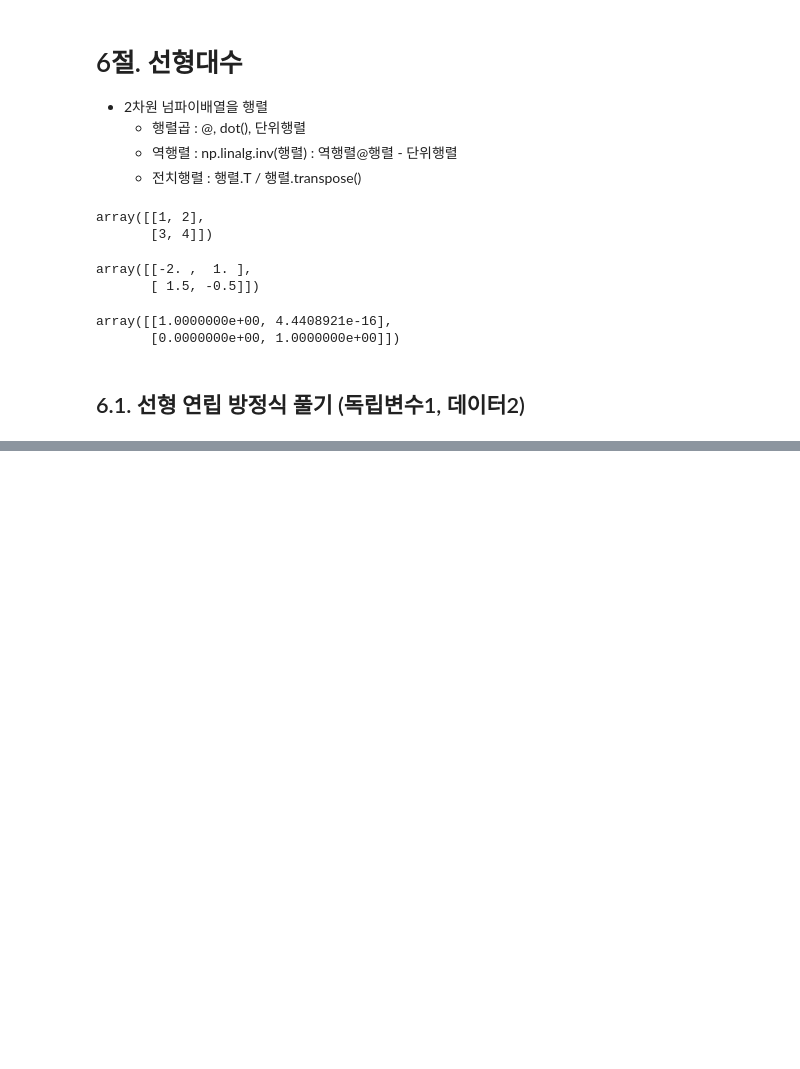
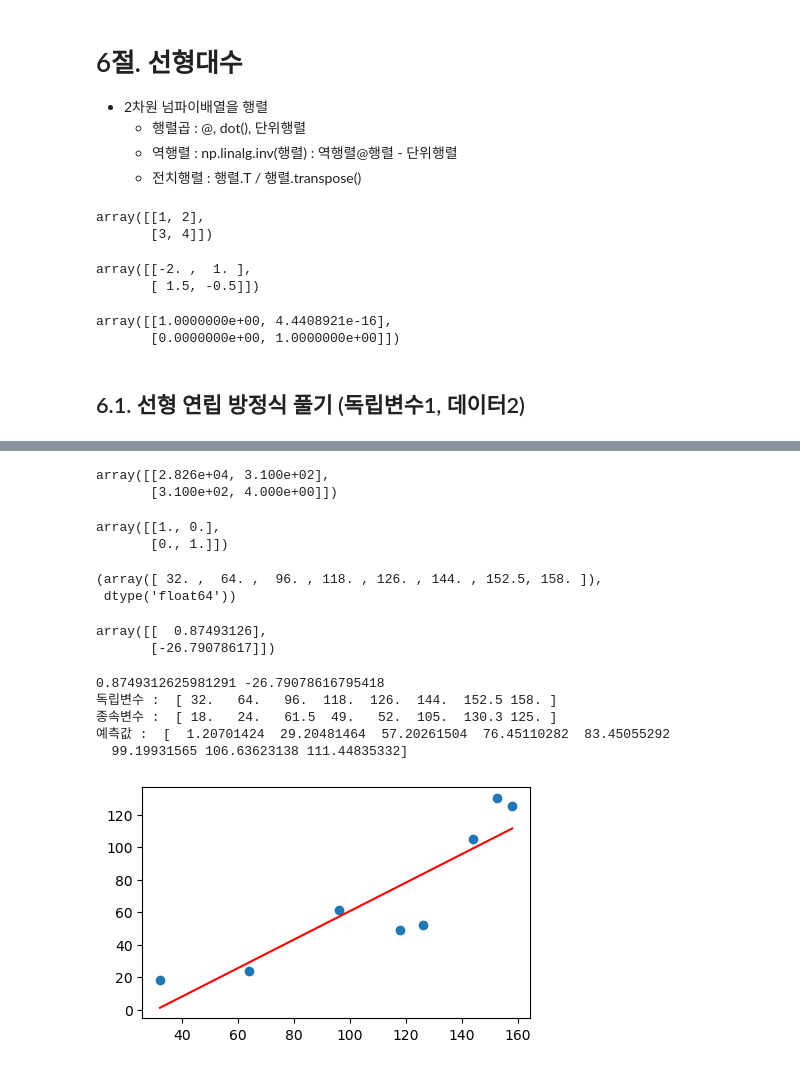
Before and after one commit to hzj04473/ai_x, a Jupyter notebook: source/01_python/ch10_N차원배열다루기_4절~6절.ipynb, the cells around one changed output, grey strips where cells are left out. Drawn from its saved outputs; the diff is of its cells as text; code cells hidden in the pictures; blank space fills up the shorter version.

```diff
--- a/source/01_python/ch10_N차원배열다루기_4절~6절.ipynb
+++ b/source/01_python/ch10_N차원배열다루기_4절~6절.ipynb
@@ -284,0 +297,4 @@ plt.plot(x, 10 * x + 20, 'r')
+# %%
+x = np.array([32, 64, 96, 118])
+X = np.c_[x, np.ones(len(x))]
+X # 정방행렬이 아님
@@ -284,0 +317,51 @@ plt.plot(x, 10 * x + 20, 'r')
+# %%
+X_ = X.T @ X
+X_
+# %% [output]
+array([[2.826e+04, 3.100e+02],
+       [3.100e+02, 4.000e+00]])
+# %%
+# X가 정방행렬이 아닐 경우, X.T @ X 로 정방행렬을 만든 후 역행렬을 곱
+np.linalg.inv(X_) @ X_
+# %% [output]
+array([[1., 0.],
+       [0., 1.]])
+# %%
+x = np.array([32, 64, 96, 118, 126, 144, 152.5, 158]) # 독립변수
+y = np.array([18, 24, 61.5, 49, 52, 105, 130.3, 125]) # 종속변수
+x, x.dtype
+# %% [output]
+(array([ 32. ,  64. ,  96. , 118. , 126. , 144. , 152.5, 158. ]),
+ dtype('float64'))
+# %%
+#               X @ wb = Y
+#         X_(X.T @ X) @ wb = X.T @ Y
+# (X.T @ X)의 역행렬 @ X.T @ X @ wb = (X.T @ X) 의 역행렬 @ X.T @ Y
+# X_ 의 역행렬 @ X_ @ wb = X_의 역행렬 @ X.T @ Y
+wb = np.linalg.inv(X.T @ X) @ X.T @ Y
+wb
+# %% [output]
+array([[  0.87493126],
+       [-26.79078617]])
+# %%
+print(wb[0, 0], wb[1, 0])  # 기울기와 Y절편
+
+y_hat = wb[0, 0] * x + wb[1, 0]
+print('독립변수 : ', x)
+print('종속변수 : ', y)
+print('예측값 : ', y_hat)
+# %% [output]
+0.8749312625981291 -26.79078616795418
+독립변수 :  [ 32.   64.   96.  118.  126.  144.  152.5 158. ]
+종속변수 :  [ 18.   24.   61.5  49.   52.  105.  130.3 125. ]
+예측값 :  [  1.20701424  29.20481464  57.20261504  76.45110282  83.45055292
+  99.19931565 106.63623138 111.44835332]
+# %%
+import matplotlib.pyplot as plt
+
+plt.figure(figsize=(5,3))
+plt.scatter(x, y)
+plt.plot(x, y_hat, 'r')
+plt.show()
+# %% [output]
+[figure, added]
```
Also changed, not shown: parts of 30 cells of this notebook, 2 other files.
